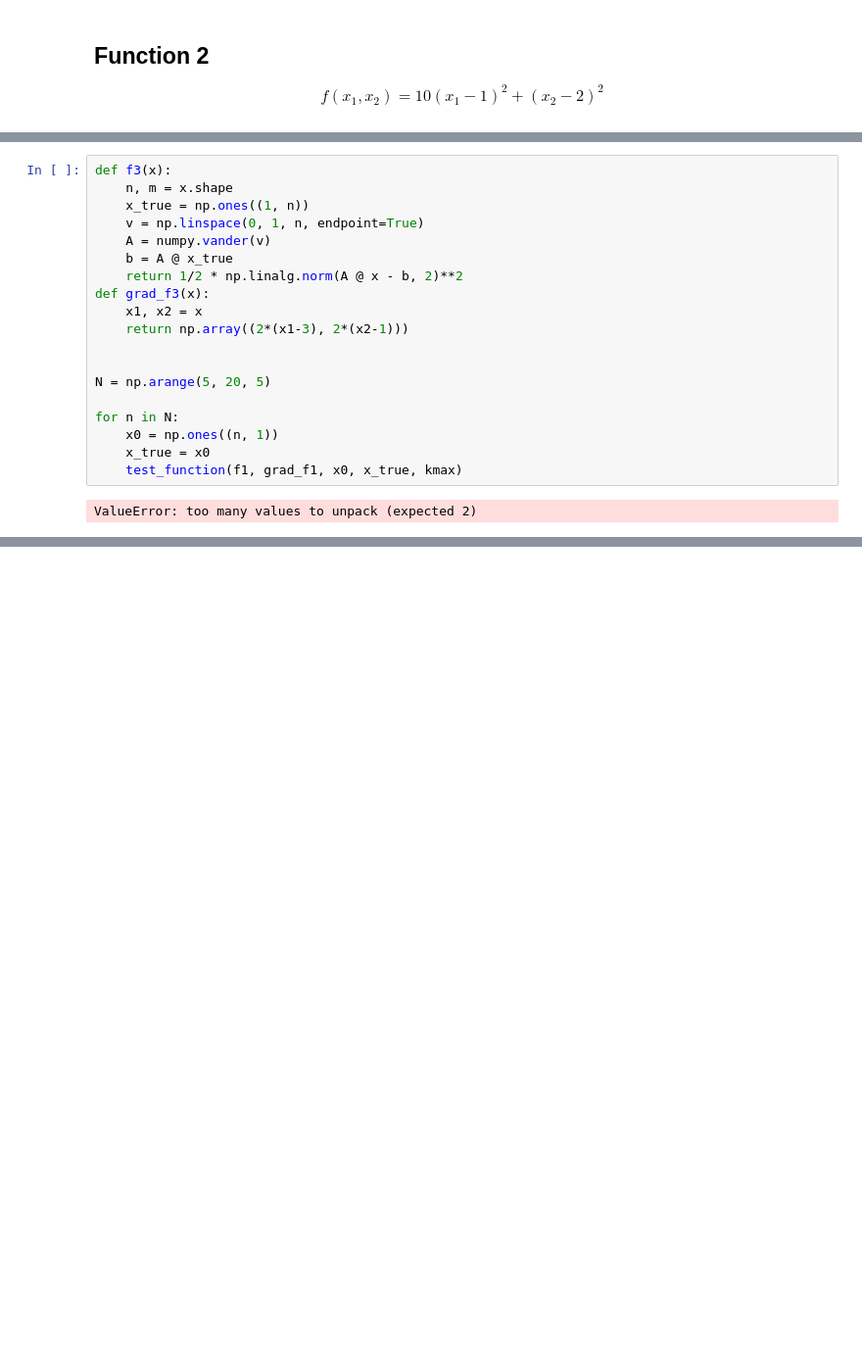
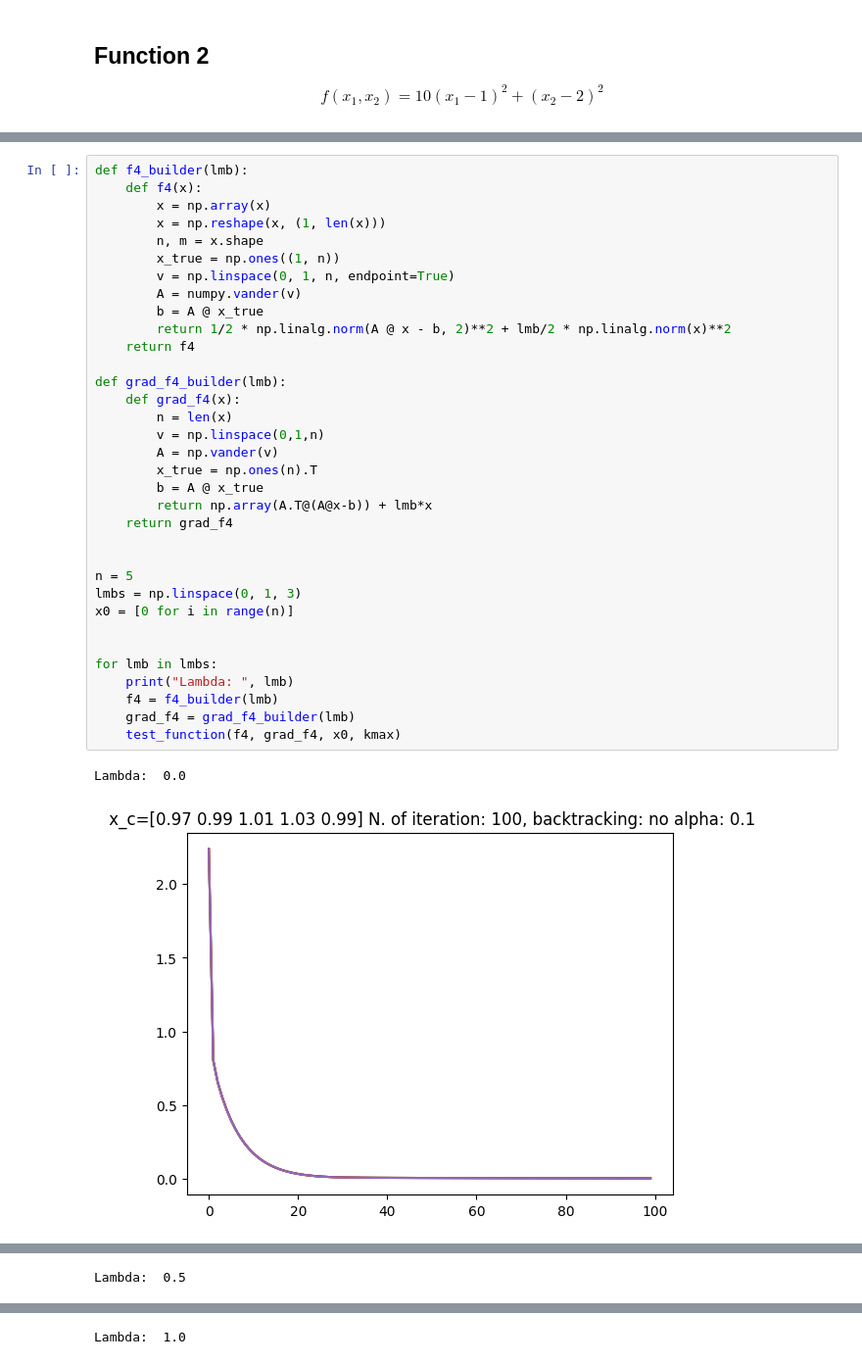
Before and after one commit to elements72/SMM, a Jupyter notebook: lab3/lab3.ipynb, the cells around one changed output, grey strips where cells are left out. Shown at 98% size. Cells and saved outputs as stored; diff of their text form; blank space fills up the shorter version.

```diff
--- a/lab3/lab3.ipynb
+++ b/lab3/lab3.ipynb
@@ -153,22 +198,38 @@ test_function(f2, grad_f2, x0, x_true, kmax)
 $$f(x) = \frac{1}{2}||Ax-b||^2_2 + \frac{\lambda}{2}||x||^2_2 $$
 # %%
-def f3(x):
-    n, m = x.shape
-    x_true = np.ones((1, n))
-    v = np.linspace(0, 1, n, endpoint=True)
-    A = numpy.vander(v)
-    b = A @ x_true
-    return 1/2 * np.linalg.norm(A @ x - b, 2)**2
-def grad_f3(x):
-    x1, x2 = x
-    return np.array((2*(x1-3), 2*(x2-1)))
+def f4_builder(lmb):
+    def f4(x):
+        x = np.array(x)
+        x = np.reshape(x, (1, len(x)))
+        n, m = x.shape
+        x_true = np.ones((1, n))
+        v = np.linspace(0, 1, n, endpoint=True)
+        A = numpy.vander(v)
+        b = A @ x_true
+        return 1/2 * np.linalg.norm(A @ x - b, 2)**2 + lmb/2 * np.linalg.norm(x)**2
+    return f4
+
+def grad_f4_builder(lmb):
+    def grad_f4(x):
+        n = len(x)
+        v = np.linspace(0,1,n)
+        A = np.vander(v)
+        x_true = np.ones(n).T
+        b = A @ x_true
+        return np.array(A.T@(A@x-b)) + lmb*x
+    return grad_f4
 
 
-N = np.arange(5, 20, 5)
+n = 5
+lmbs = np.linspace(0, 1, 3)
+x0 = [0 for i in range(n)]
 
-for n in N:
-    x0 = np.ones((n, 1))
-    x_true = x0
-    test_function(f1, grad_f1, x0, x_true, kmax)
+
+for lmb in lmbs:
+    print("Lambda: ", lmb)
+    f4 = f4_builder(lmb)
+    grad_f4 = grad_f4_builder(lmb)
+    test_function(f4, grad_f4, x0, kmax)
 # %% [output]
-ValueError: too many values to unpack (expected 2)
+Lambda:  0.0
+[figure, added]
@@ -174,0 +238 @@ ValueError: too many values to unpack (expected 2)
+Lambda:  0.5
@@ -174,0 +242 @@ ValueError: too many values to unpack (expected 2)
+Lambda:  1.0
```
Also changed, not shown: parts of 17 cells of this notebook, 1 other file.
